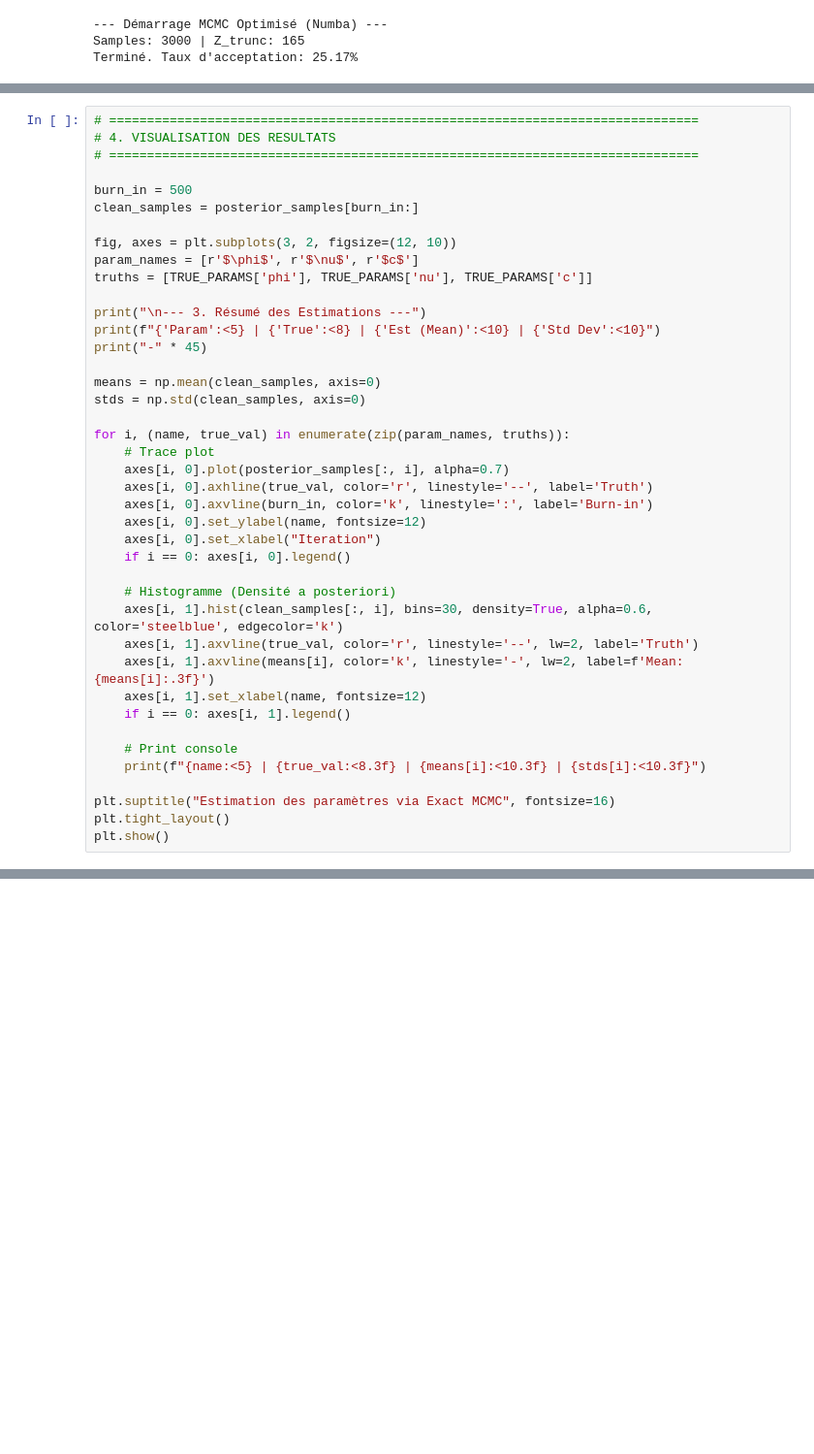
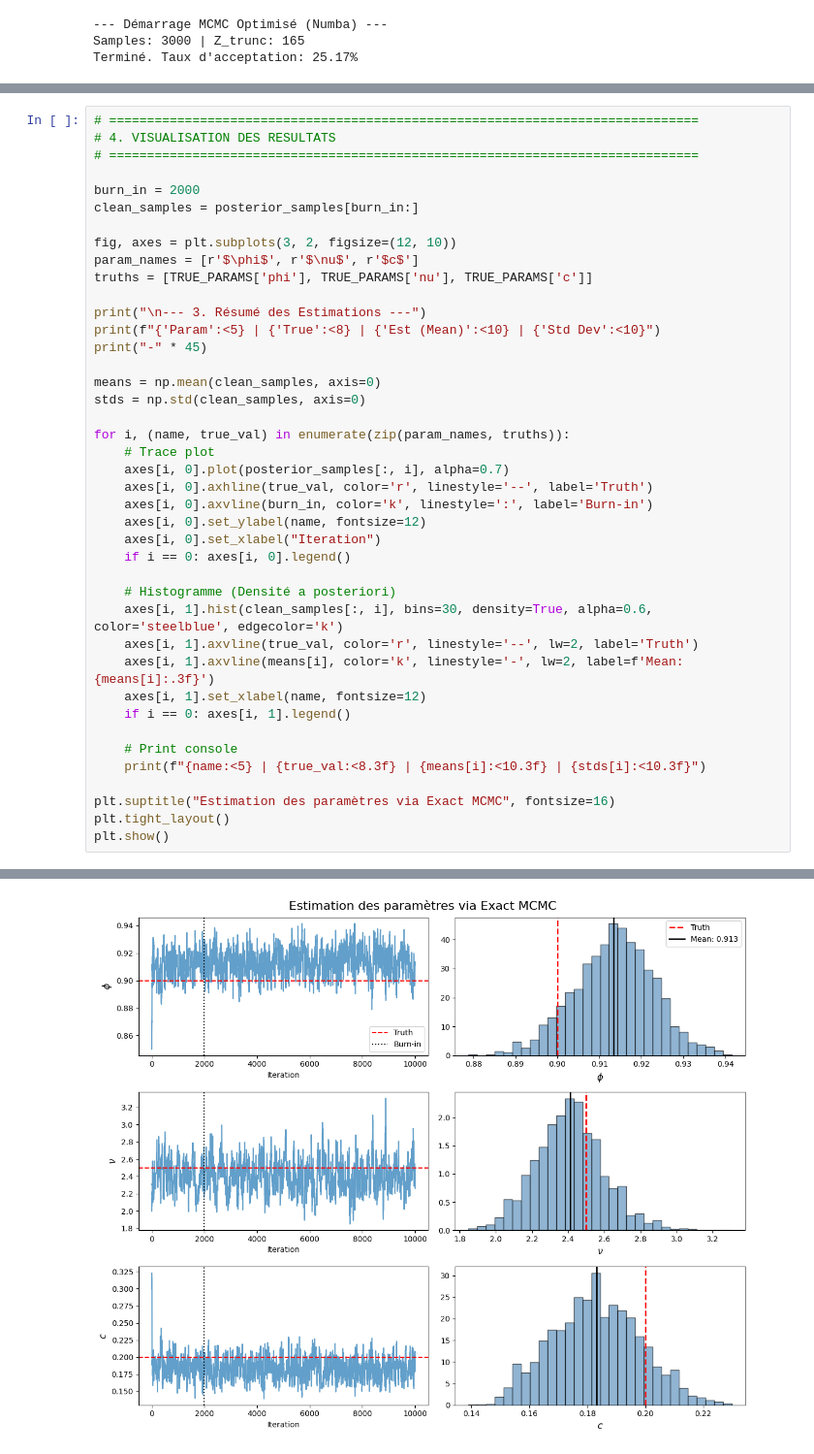
Before and after one commit to BRamesh02/Non-Gaussian-State-Space-Models, a Jupyter notebook: implementation_metropolis_hasting.ipynb, the cells around one changed output, grey strips where cells are left out. Shown at 97% size. Cells and saved outputs as stored; diff of their text form; blank space fills up the shorter version.

```diff
--- a/implementation_metropolis_hasting.ipynb
+++ b/implementation_metropolis_hasting.ipynb
@@ -405,7 +409,7 @@ posterior_samples = mcmc.run(start_params, proposal_std=rw_step_sizes)
 # 4. VISUALISATION DES RESULTATS
 # ==============================================================================
 
-burn_in = 500
+burn_in = 2000
 clean_samples = posterior_samples[burn_in:]
 
 fig, axes = plt.subplots(3, 2, figsize=(12, 10))
@@ -441,3 +445,4 @@ for i, (name, true_val) in enumerate(zip(param_names, truths)):
 plt.suptitle("Estimation des paramètres via Exact MCMC", fontsize=16)
 plt.tight_layout()
 plt.show()
+# %% [output]
@@ -443,0 +455 @@ plt.show()
+[figure, added]
```
Also changed, not shown: parts of 3 cells of this notebook.
